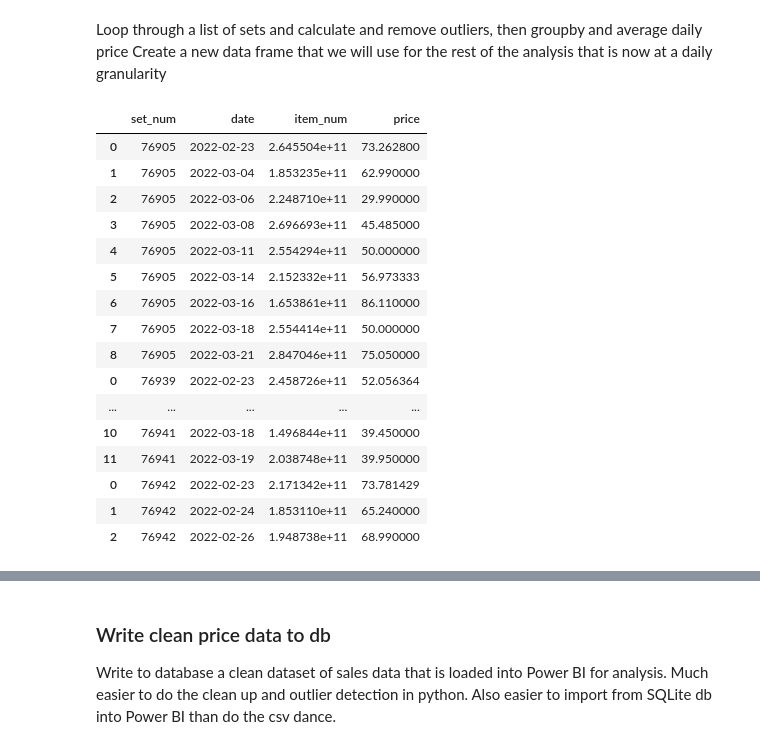
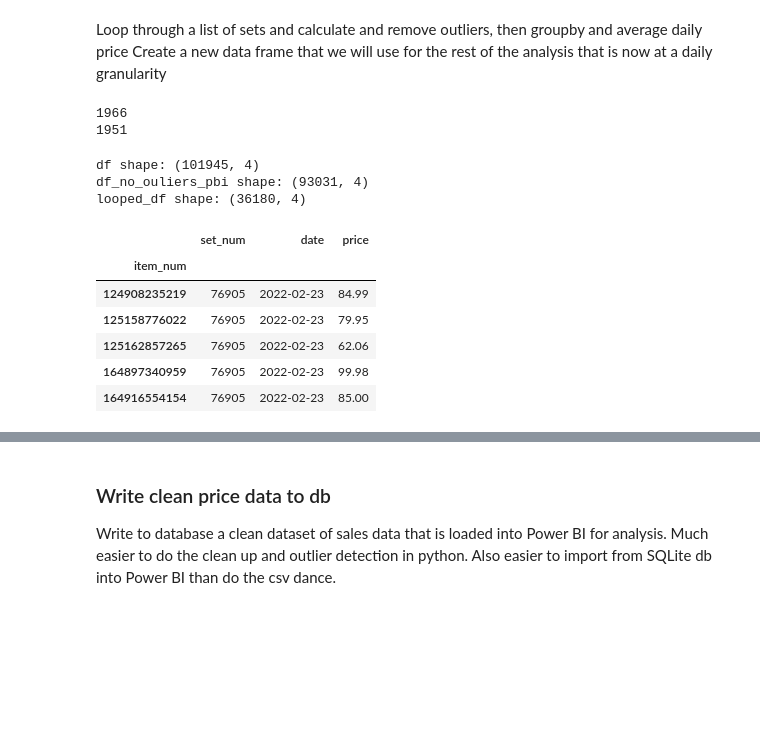
Before and after one commit to 33GuessSo88/EbayLegoWebscrape, a Jupyter notebook: Data Analysis/Lego_Data_Analysis.ipynb, the cells around one changed output, grey strips where cells are left out. Cells and saved outputs as stored; diff of their text form; code cells hidden in the pictures; blank space fills up the shorter version.

```diff
--- a/Data Analysis/Lego_Data_Analysis.ipynb
+++ b/Data Analysis/Lego_Data_Analysis.ipynb
@@ -362,8 +405,9 @@ def create_search_list():
 # But this removes the COMCON and other string set numbers, I should change the set_num
 # back to string and remove it from the index in the above cells.
 list_of_sets = create_search_list()
+print(len(list_of_sets))
 
-# change all list intems to integer
+# change all list items to integer
 new_list = []
 for value in list_of_sets:
     try:
@@ -371,38 +415,49 @@ for value in list_of_sets:
     except:
         pass
 
-# print(new_list)
+print(len(new_list))
+# %% [output]
+1966
+1951
 # %%
 # Test list of sets to loop through
 # test_list = [75827, 75192, 70222, 70223]
 
 # create an empty data frame to append each looped df to
 looped_df = pd.DataFrame()
+df_no_outliers_pbi = pd.DataFrame()
+
+# filter by set num and then perform remove_outliers
 for set in new_list:
     filter = (df['set_num'] == set)
     df_filtered = df[filter]
     df_no_outliers = remove_outliers(df_filtered)
 
+    # create a dataframe for Power BI that has all prices, but no outliers
+    # perform this BEFORE the groupby so we can do daily analysis later
+    df_no_outliers_pbi = df_no_outliers_pbi.append(df_no_outliers)
+
+    # calculate ONE average price per day per for each set
     # reset index fills down the set_num column, creates a full dataframe
     df_filtered_grouped = df_no_outliers.groupby(['set_num', 'date']).mean().reset_index()
     looped_df = looped_df.append(df_filtered_grouped)
+
+print(f'df shape: {df.shape}')
+print(f'df_no_ouliers_pbi shape: {df_no_outliers_pbi.shape}')
+print(f'looped_df shape: {looped_df.shape}')
+# %% [output]
+df shape: (101945, 4)
+df_no_ouliers_pbi shape: (93031, 4)
+looped_df shape: (36180, 4)
-# %%
-looped_df.head(50)
-# %% [output]
-|  | set_num | date | item_num | price |
-| 0 | 76905 | 2022-02-23 | 2.645504e+11 | 73.262800 |
-| 1 | 76905 | 2022-03-04 | 1.853235e+11 | 62.990000 |
-| 2 | 76905 | 2022-03-06 | 2.248710e+11 | 29.990000 |
-| 3 | 76905 | 2022-03-08 | 2.696693e+11 | 45.485000 |
-| 4 | 76905 | 2022-03-11 | 2.554294e+11 | 50.000000 |
-| 5 | 76905 | 2022-03-14 | 2.152332e+11 | 56.973333 |
-| 6 | 76905 | 2022-03-16 | 1.653861e+11 | 86.110000 |
-| 7 | 76905 | 2022-03-18 | 2.554414e+11 | 50.000000 |
-| 8 | 76905 | 2022-03-21 | 2.847046e+11 | 75.050000 |
-| 0 | 76939 | 2022-02-23 | 2.458726e+11 | 52.056364 |
-| ... | ... | ... | ... | ... |
-| 10 | 76941 | 2022-03-18 | 1.496844e+11 | 39.450000 |
-| 11 | 76941 | 2022-03-19 | 2.038748e+11 | 39.950000 |
-| 0 | 76942 | 2022-02-23 | 2.171342e+11 | 73.781429 |
-| 1 | 76942 | 2022-02-24 | 1.853110e+11 | 65.240000 |
-| 2 | 76942 | 2022-02-26 | 1.948738e+11 | 68.990000 |
+# %%
+# set item_num as index to ensure one price per listing
+df_no_outliers_pbi = df_no_outliers_pbi.set_index('item_num')
+# df_no_outliers_pbi.head()
+# %% [output]
+|  | set_num | date | price |
+| item_num |  |  |  |
+| 124908235219 | 76905 | 2022-02-23 | 84.99 |
+| 125158776022 | 76905 | 2022-02-23 | 79.95 |
+| 125162857265 | 76905 | 2022-02-23 | 62.06 |
+| 164897340959 | 76905 | 2022-02-23 | 99.98 |
+| 164916554154 | 76905 | 2022-02-23 | 85.00 |
```
Also changed, not shown: parts of 24 cells of this notebook.
